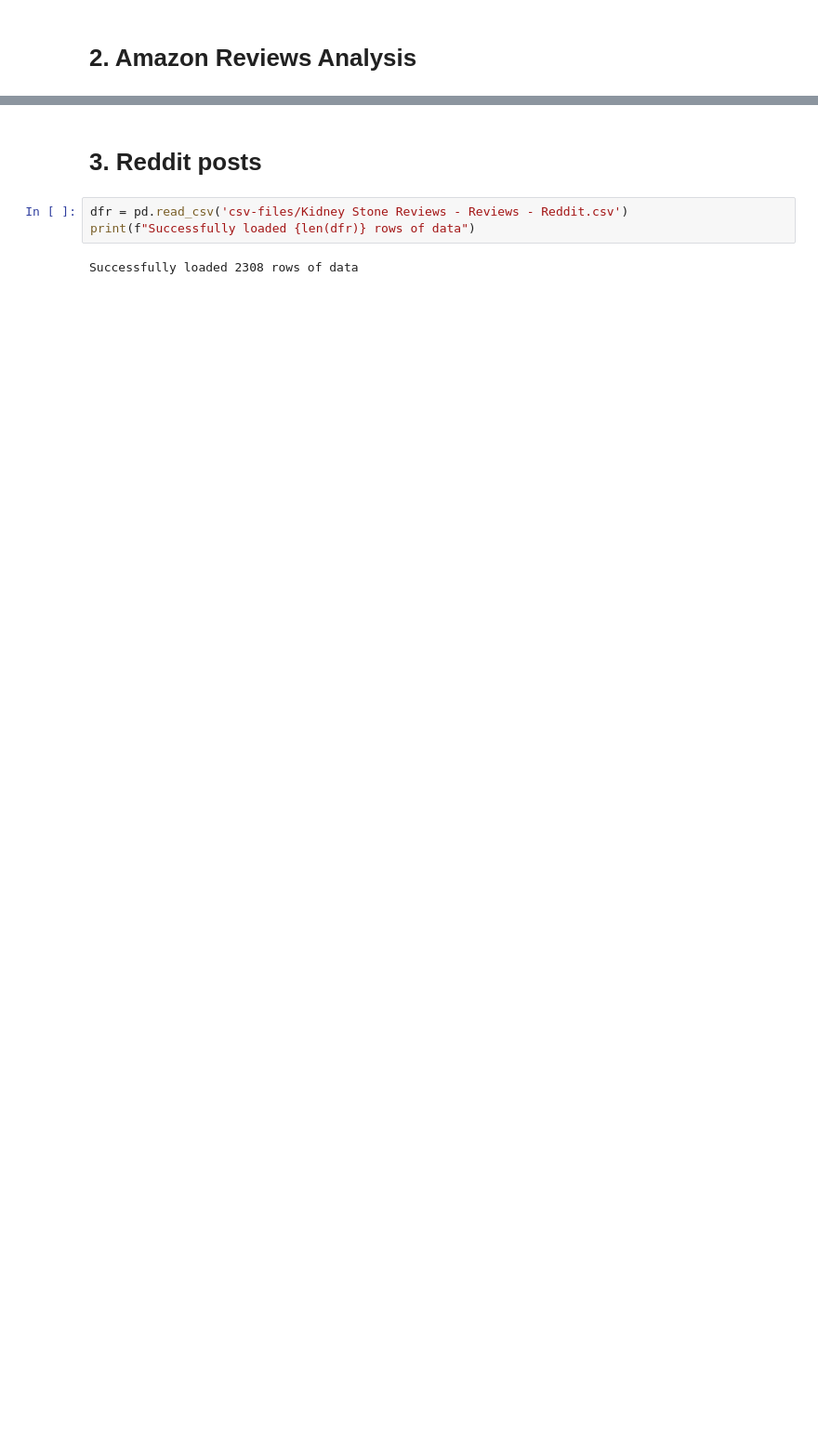
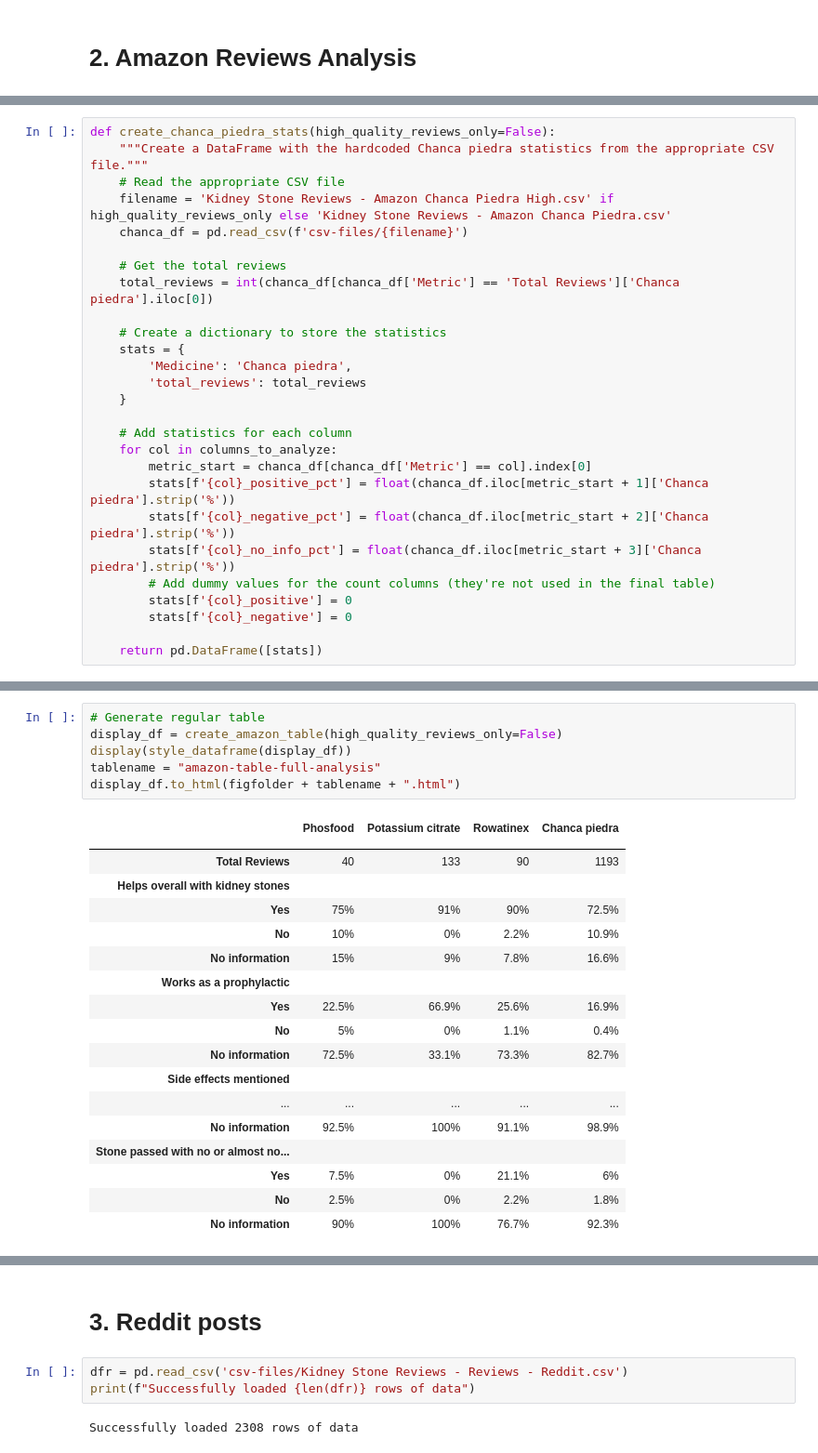
Before and after one commit to aph-research/chanca-piedra, a Jupyter notebook: chanca-piedra-analysis.ipynb, the cells around one changed output, grey strips where cells are left out. Shown at 93% size. Drawn from its saved outputs; the diff is of its cells as text; blank space fills up the shorter version.

```diff
--- a/chanca-piedra-analysis.ipynb
+++ b/chanca-piedra-analysis.ipynb
@@ -435,0 +322,27 @@ display(style_dataframe(ratings_display_df))
+# %%
+def create_chanca_piedra_stats(high_quality_reviews_only=False):
+    """Create a DataFrame with the hardcoded Chanca piedra statistics from the appropriate CSV file."""
+    # Read the appropriate CSV file
+    filename = 'Kidney Stone Reviews - Amazon Chanca Piedra High.csv' if high_quality_reviews_only else 'Kidney Stone Reviews - Amazon Chanca Piedra.csv'
+    chanca_df = pd.read_csv(f'csv-files/{filename}')
+
+    # Get the total reviews
+    total_reviews = int(chanca_df[chanca_df['Metric'] == 'Total Reviews']['Chanca piedra'].iloc[0])
+
+    # Create a dictionary to store the statistics
+    stats = {
+        'Medicine': 'Chanca piedra',
+        'total_reviews': total_reviews
+    }
+
+    # Add statistics for each column
+    for col in columns_to_analyze:
+        metric_start = chanca_df[chanca_df['Metric'] == col].index[0]
+        stats[f'{col}_positive_pct'] = float(chanca_df.iloc[metric_start + 1]['Chanca piedra'].strip('%'))
+        stats[f'{col}_negative_pct'] = float(chanca_df.iloc[metric_start + 2]['Chanca piedra'].strip('%'))
+        stats[f'{col}_no_info_pct'] = float(chanca_df.iloc[metric_start + 3]['Chanca piedra'].strip('%'))
+        # Add dummy values for the count columns (they're not used in the final table)
+        stats[f'{col}_positive'] = 0
+        stats[f'{col}_negative'] = 0
+
+    return pd.DataFrame([stats])
@@ -435,0 +392,25 @@ display(style_dataframe(ratings_display_df))
+# %%
+# Generate regular table
+display_df = create_amazon_table(high_quality_reviews_only=False)
+display(style_dataframe(display_df))
+tablename = "amazon-table-full-analysis"
+display_df.to_html(figfolder + tablename + ".html")
+# %% [output]
+|  | Phosfood | Potassium citrate | Rowatinex | Chanca piedra |
+|  |  |  |  |  |
+| Total Reviews | 40 | 133 | 90 | 1193 |
+| Helps overall with kidney stones |  |  |  |  |
+| Yes | 75% | 91% | 90% | 72.5% |
+| No | 10% | 0% | 2.2% | 10.9% |
+| No information | 15% | 9% | 7.8% | 16.6% |
+| Works as a prophylactic |  |  |  |  |
+| Yes | 22.5% | 66.9% | 25.6% | 16.9% |
+| No | 5% | 0% | 1.1% | 0.4% |
+| No information | 72.5% | 33.1% | 73.3% | 82.7% |
+| Side effects mentioned |  |  |  |  |
+| ... | ... | ... | ... | ... |
+| No information | 92.5% | 100% | 91.1% | 98.9% |
+| Stone passed with no or almost no... |  |  |  |  |
+| Yes | 7.5% | 0% | 21.1% | 6% |
+| No | 2.5% | 0% | 2.2% | 1.8% |
+| No information | 90% | 100% | 76.7% | 92.3% |
```
Also changed, not shown: parts of 14 cells of this notebook, 6 other files.
